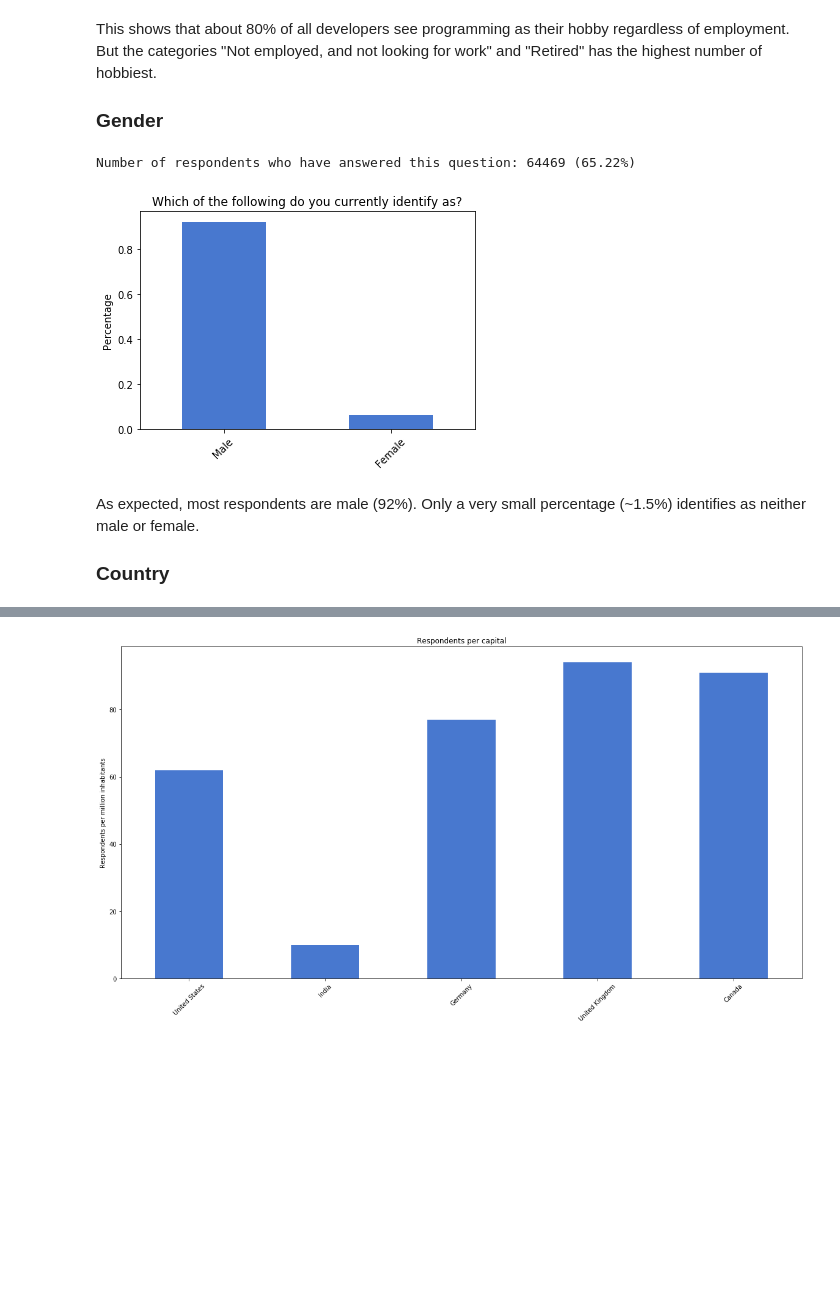
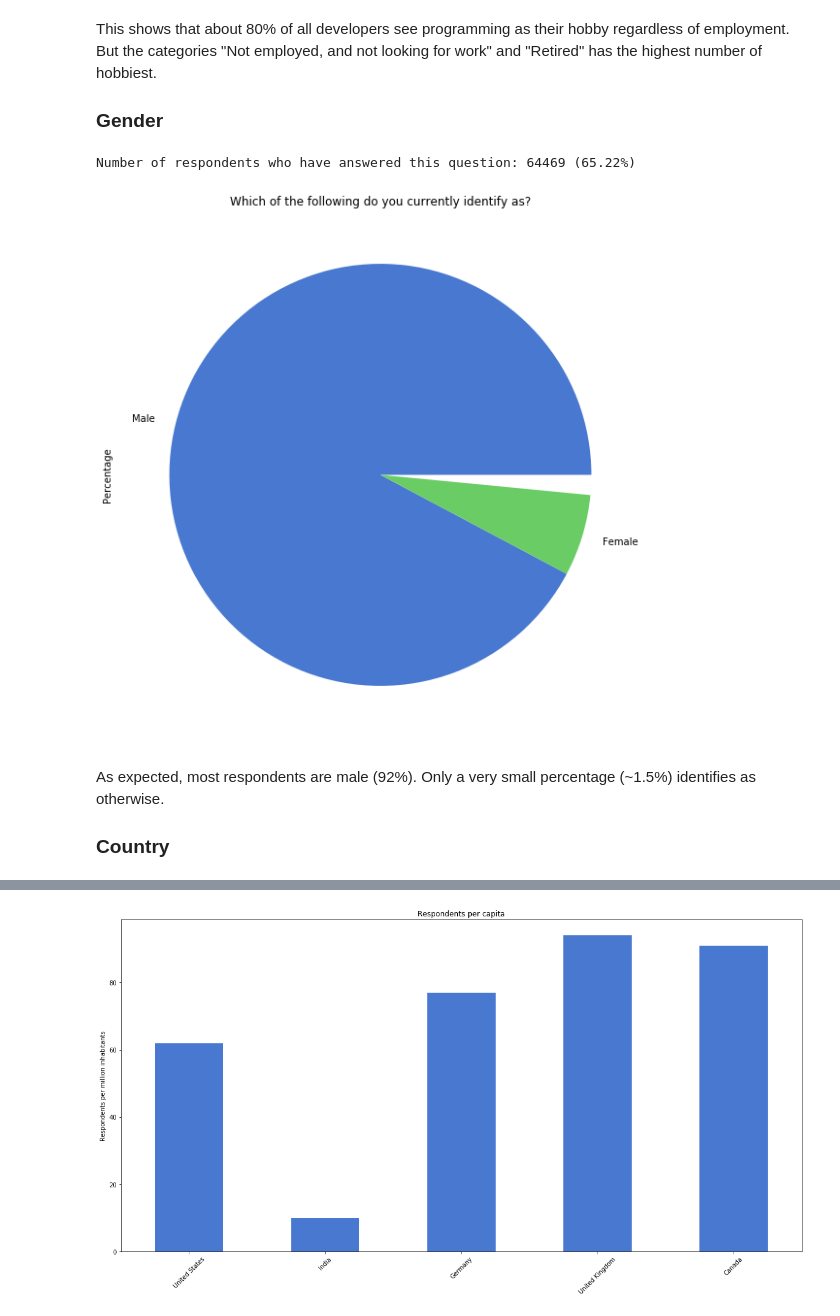
Before and after one commit to Larsg7/dataScience, a Jupyter notebook: analysis.ipynb, the cells around one changed output, grey strips where cells are left out. Cells and saved outputs as stored; diff of their text form; code cells hidden in the pictures; blank space fills up the shorter version.

```diff
--- a/analysis.ipynb
+++ b/analysis.ipynb
@@ -70,8 +70,6 @@ dataFrame = completeDataFrame[[
     'FormalEducation',
     'UndergradMajor',
     'CompanySize',
-    'DevType',
-    'YearsCoding',
     'YearsCodingProf',
     'Currency',
     'Salary',
@@ -101,6 +99,7 @@ dataFrame['FormalEducation'].cat.set_categories(['Associate degree', 'BA',
        'Primary/elementary school', 'Professional degree',
        'Secondary school',
        'Some study without earning a degree'], rename=True, inplace=True)
+# changing category names from "0-3" to "0" to be converted to int easier later
 dataFrame['YearsCodingProf'].cat.set_categories([
         '0', '12', '15', '18', '21',
        '24', '27', '3', '30',
@@ -165,13 +164,2 @@ Number of respondents who have answered this question: 98855 (100.00%)
 # %% [markdown]
 We can see that about 80% of all respondents (also) see coding as their hobby.
-# %%
-for i,c in enumerate(dataFrame["Employment"].astype('category').cat.categories):
-    df = dataFrame[dataFrame.Employment == c]
-    plt.subplot(3,2,i + 1)
-    df["Hobby"].value_counts().apply(lambda x: x / len(df)).plot(kind='bar')
-    plt.ylabel('Percentage')
-    plt.ylim(0, 1)
-    plt.title(c)
-    plt.xticks(rotation=45)
-    plt.subplots_adjust(hspace=0.5, wspace=0.2)
-plt.show()
@@ -179,0 +166,18 @@ plt.show()
+# %%
+labels = dataFrame["Employment"].astype('category').cat.categories
+values = []
+for i,c in enumerate(dataFrame["Employment"].astype('category').cat.categories):
+    df = dataFrame[dataFrame.Employment == c]
+    v = df["Hobby"].value_counts().apply(lambda x: x / len(df) * 100)['Yes']
+    values.append(v)
+data = sorted(zip(values, labels))
+labels = [x for _,x in data]
+values = [x for x,_ in data]
+x = np.arange(len(values))
+plt.bar(labels, values, label="Codes as a hobby", color="green")
+plt.bar(labels, 100, bottom=values, label="Does not code as a hobby", color="orange")
+plt.xticks(rotation=45)
+plt.ylim(0, 100)
+plt.ylabel("Percentage")
+plt.legend()
+plt.show()
@@ -184,19 +190,19 @@ This shows that about 80% of all developers see programming as their hobby regar
 # %%
 helper.question_respondents(dataFrame, 'Gender')
 
 dgender = dataFrame["Gender"].dropna().astype('category')
 dgenderRed = dgender
 dgenderRed = helper.keep_categories(dgenderRed, ['Male', 'Female'])
-dgenderRed.value_counts().apply(lambda x: x / len(dgender)).plot(kind='bar')
+dgenderRed.value_counts().apply(lambda x: x / len(dgender)).plot(kind='pie')
 plt.title("Which of the following do you currently identify as?")
 plt.ylabel("Percentage")
 plt.xticks(rotation=45)
 plt.show()
 # %% [output]
 Number of respondents who have answered this question: 64469 (65.22%)
-[figure, old version]
+[figure, new version]
 # %% [markdown]
-As expected, most respondents are male (92%). Only a very small percentage (~1.5%) identifies as neither male or female.
+As expected, most respondents are male (92%). Only a very small percentage (~1.5%) identifies as otherwise.
 
 ### Country
 # %%
```
Also changed, not shown: parts of 21 cells of this notebook.
